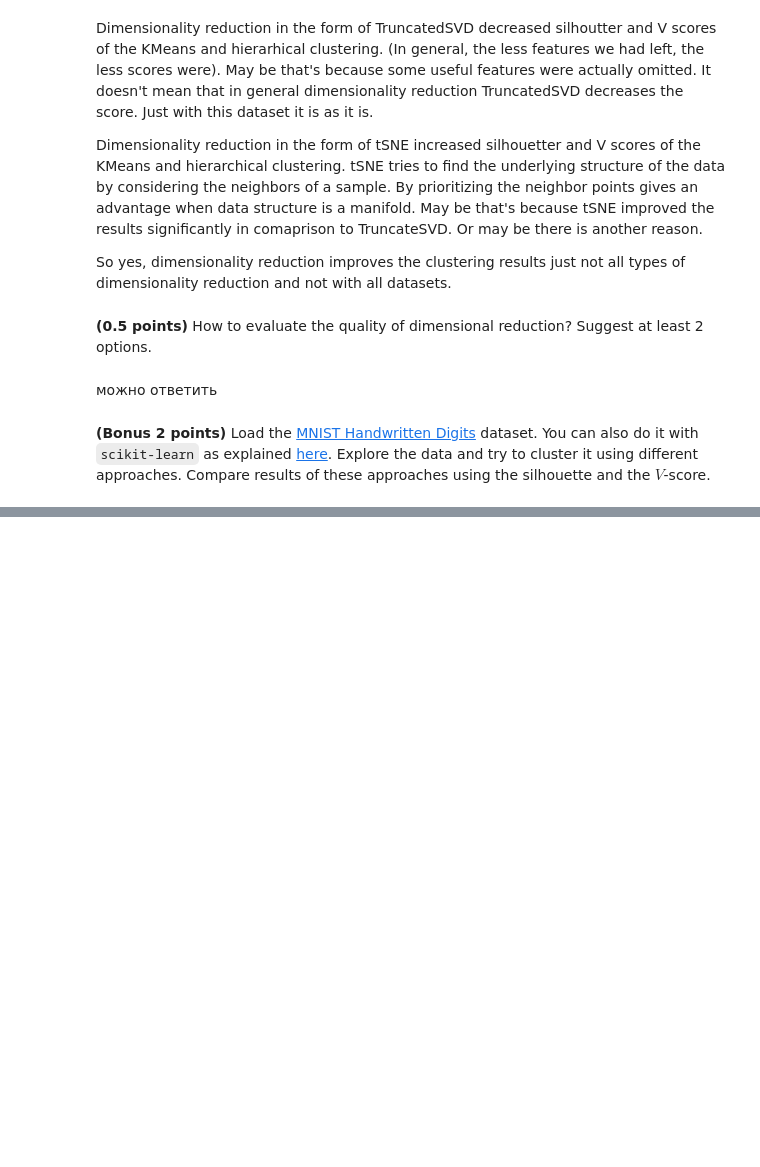
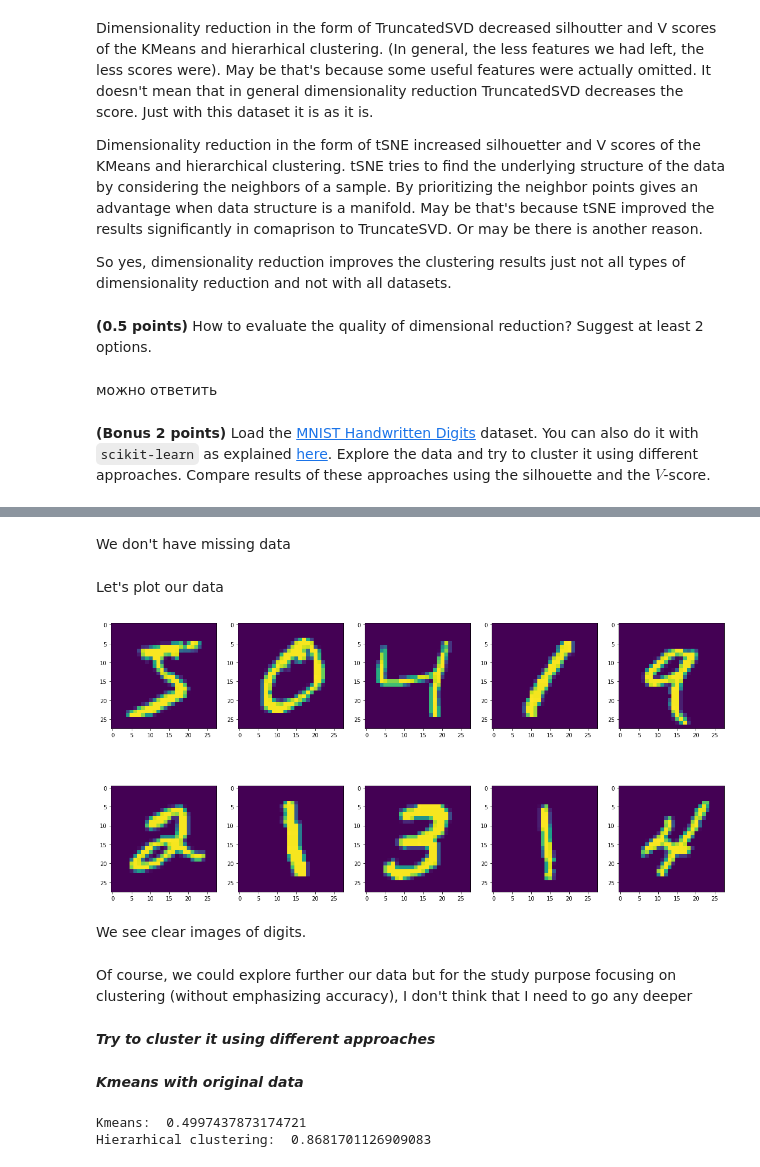
Before and after one commit to drnaida/rsschool-machine-learning-course, a Jupyter notebook: clustering.ipynb, the cells around one changed output, grey strips where cells are left out. Drawn from its saved outputs; the diff is of its cells as text; code cells hidden in the pictures; blank space fills up the shorter version.

Commit message:
feat: start clustering data

```diff
--- a/clustering.ipynb
+++ b/clustering.ipynb
@@ -642,0 +644,3 @@ So yes, dimensionality reduction improves the clustering results just not all ty
+# %%
+from sklearn.datasets import fetch_openml
+X, y = fetch_openml('mnist_784', version=1, return_X_y=True)
@@ -642,0 +710,28 @@ So yes, dimensionality reduction improves the clustering results just not all ty
+# %% [markdown]
+We don't have missing data
+# %% [markdown]
+Let's plot our data
+# %%
+plt.figure(figsize=(20, 10))
+for i in range(10):
+    plt.subplot(2, 5, i+1)
+    plt.imshow(X.values.reshape(-1, 28, 28)[i])
+# %% [output]
+[figure, added]
+# %% [markdown]
+We see clear images of digits.
+# %% [markdown]
+Of course, we could explore further our data but for the study purpose focusing on clustering (without emphasizing accuracy), I don't think that I need to go any deeper
+# %% [markdown]
+**_Try to cluster it using different approaches_**
+# %% [markdown]
+**_Kmeans with original data_**
+# %%
+kmeans = KMeans(n_clusters=10, random_state=42).fit(X)
+kmeans_labels = kmeans.labels_
+v_measure_score_kmeans_all_features = (v_measure_score(y, kmeans_labels))
+print('Kmeans: ', v_measure_score_kmeans_all_features)
+print('Hierarhical clustering: ', v_measure_score_agglomerative_clustering_all_features)
+# %% [output]
+Kmeans:  0.4997437873174721
+Hierarhical clustering:  0.8681701126909083
```
Also changed, not shown: parts of 20 cells of this notebook.
